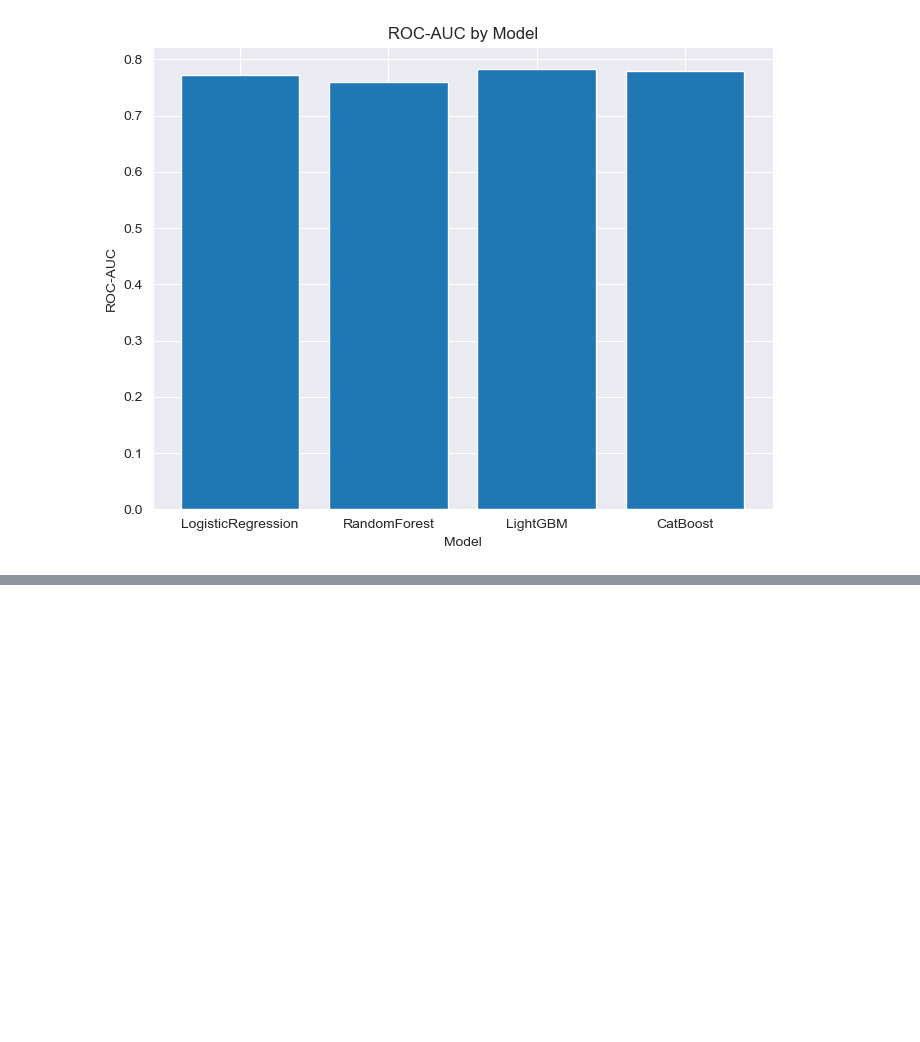
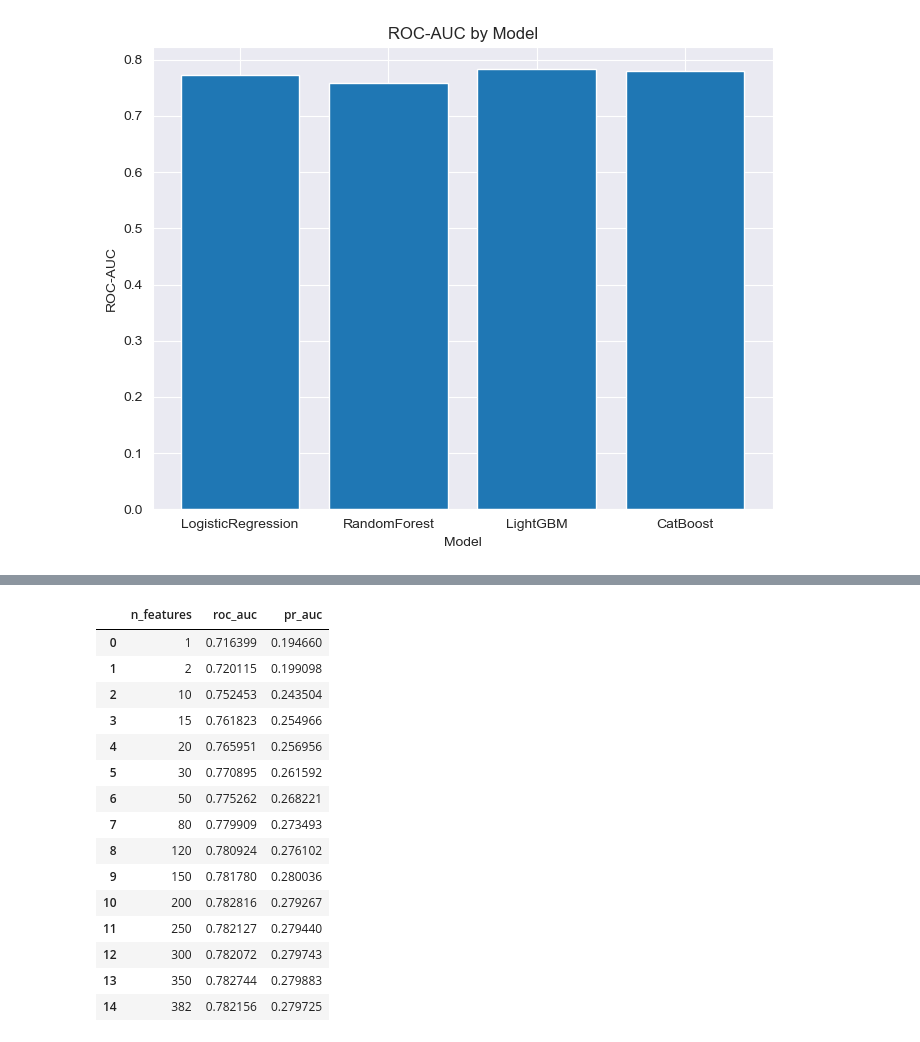
Before and after one commit to Mu2Ka/Home-Credit-Default-Risk, a Jupyter notebook: home-credit-default-risk/main.ipynb, the cells around one changed output, grey strips where cells are left out. Saved outputs shown, nothing was run; the diff lists cells and outputs as text; code cells hidden in the pictures; blank space fills up the shorter version.

```diff
--- a/home-credit-default-risk/main.ipynb
+++ b/home-credit-default-risk/main.ipynb
@@ -532,0 +582,32 @@ plt.show()
+# %%
+results = []
+
+feature_counts = [1,2,10,15,20,30, 50, 80, 120,150,200,250,300,350,382]
+
+for n in feature_counts:
+    top_n_features = feature_importance.head(n)['feature'].tolist()
+
+    x_train_top = x_train_for_not_catboost_df[top_n_features]
+    x_test_top = x_test_for_not_catboost_df[top_n_features]
+
+    model =  LGBMClassifier(
+            n_estimators=500,
+            learning_rate=0.03,
+            num_leaves=31,
+            subsample=0.8,
+            colsample_bytree=0.8,
+            random_state=42,
+            verbose=100
+        )
+
+    model.fit(x_train_top, y_train)
+    y_proba = model.predict_proba(x_test_top)[:, 1]
+
+    roc_auc = roc_auc_score(y_test, y_proba)
+    pr_auc = average_precision_score(y_test, y_proba)
+
+    results.append({
+        'n_features': n,
+        'roc_auc': roc_auc,
+        'pr_auc': pr_auc
+    })
@@ -532,0 +632,21 @@ plt.show()
+# %%
+
+results_df = pd.DataFrame(results)
+results_df
+# %% [output]
+|  | n_features | roc_auc | pr_auc |
+| 0 | 1 | 0.716399 | 0.194660 |
+| 1 | 2 | 0.720115 | 0.199098 |
+| 2 | 10 | 0.752453 | 0.243504 |
+| 3 | 15 | 0.761823 | 0.254966 |
+| 4 | 20 | 0.765951 | 0.256956 |
+| 5 | 30 | 0.770895 | 0.261592 |
+| 6 | 50 | 0.775262 | 0.268221 |
+| 7 | 80 | 0.779909 | 0.273493 |
+| 8 | 120 | 0.780924 | 0.276102 |
+| 9 | 150 | 0.781780 | 0.280036 |
+| 10 | 200 | 0.782816 | 0.279267 |
+| 11 | 250 | 0.782127 | 0.279440 |
+| 12 | 300 | 0.782072 | 0.279743 |
+| 13 | 350 | 0.782744 | 0.279883 |
+| 14 | 382 | 0.782156 | 0.279725 |
```
Also changed, not shown: parts of 9 cells of this notebook, 4 other files.
